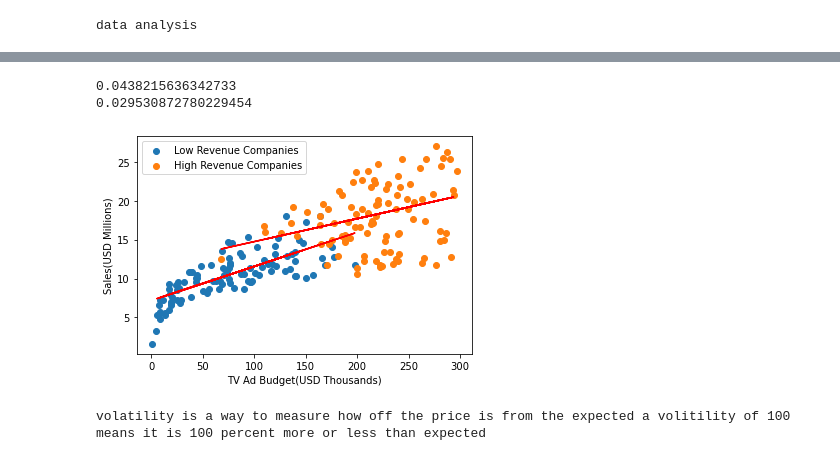
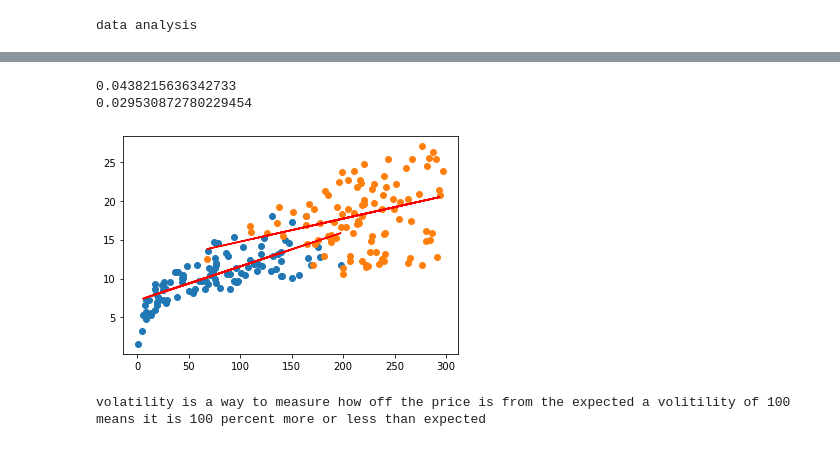
Before and after one commit to bjornss/social-science, a Jupyter notebook: project code1.ipynb, the cells around one changed output, grey strips where cells are left out. Cells and saved outputs as stored; diff of their text form; code cells hidden in the pictures.

```diff
--- a/project code1.ipynb
+++ b/project code1.ipynb
@@ -177,36 +171,32 @@ print(radmax)
 # %%
-plt.scatter(TVbud[lowpp],sales[lowpp], label = "Low Revenue Companies")
+plt.scatter(TVbud[lowpp],sales[lowpp])
 xr = TVbud[lowpp]
 yr = sales[lowpp]
 x = np.concatenate((xr[0:50],xr[100:]))
 y = np.concatenate((yr[0:50],yr[100:]))
 
 z = np.polyfit(x, y, 1)
 p = np.poly1d(z)
 plt.plot(x,p(x),"r-")
 tvmin = p[1]
 tvim = p[0]
-plt.scatter(TVbud[highpp],sales[highpp], label = "High Revenue Companies")
+plt.scatter(TVbud[highpp],sales[highpp])
 xr = TVbud[highpp]
 yr = sales[highpp]
 x = np.concatenate((xr[0:50],xr[100:]))
 y = np.concatenate((yr[0:50],yr[100:]))
-plt.xlabel("TV Ad Budget(USD Thousands)")
-plt.ylabel("Sales(USD Millions)")
-plt.legend()
-
 
 z = np.polyfit(x, y, 1)
 p = np.poly1d(z)
 plt.plot(x,p(x),"r-")
 tvmax = p[1]
 tvi = p[0]
 print(tvmin)
 print(tvmax)
 # %% [output]
 0.0438215636342733
 0.029530872780229454
-[figure, old version]
+[figure, new version]
 # %%
 print('volatility is a way to measure how off the price is from the expected a volitility of 100 means it is 100 percent more or less than expected')
 # %% [output]
```
Also changed, not shown: parts of 8 cells of this notebook.
